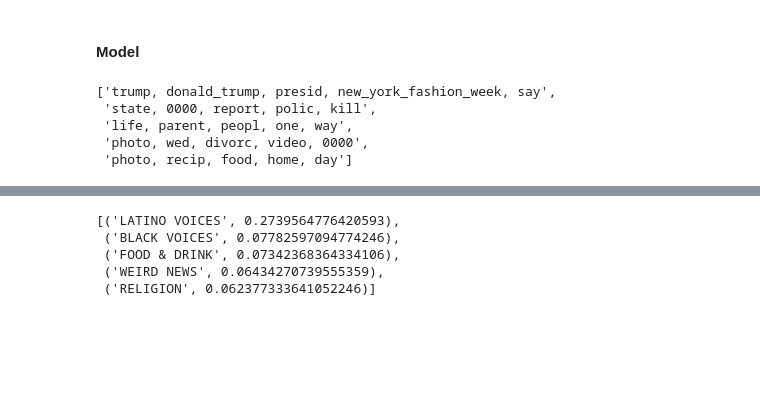
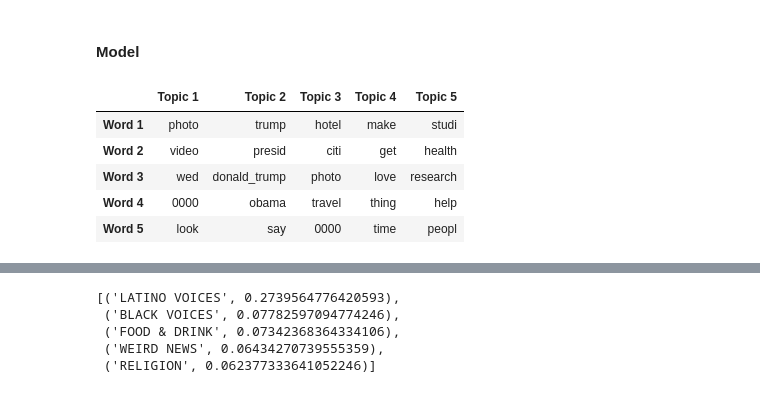
Before and after one commit to LetteraUnica/HuffPost-analysis, a Jupyter notebook: final-project/news_analysis.ipynb, the cells around one changed output, grey strips where cells are left out. Drawn from its saved outputs; the diff is of its cells as text; code cells hidden in the pictures; blank space fills up the shorter version.

Commit message:
Continued report

```diff
--- a/final-project/news_analysis.ipynb
+++ b/final-project/news_analysis.ipynb
@@ -319,13 +320,5 @@ model = LdaMulticore(corpus=model_corpus,
                      num_topics=5,
                      alpha="symmetric",
                      eta="symmetric",
-                     passes=10,
+                     passes=20,
                      workers=4)
-# %%
-get_topic_descriptors(model, num_words=5)
-# %% [output]
-['trump, donald_trump, presid, new_york_fashion_week, say',
- 'state, 0000, report, polic, kill',
- 'life, parent, peopl, one, way',
- 'photo, wed, divorc, video, 0000',
- 'photo, recip, food, home, day']
@@ -337,0 +325,13 @@ descriptors = ['trump, presid',
+# %%
+topics = pd.DataFrame([i.split(", ") for i in get_topic_descriptors(model, num_words=5)]
+                      , index=["Topic {}".format(i) for i in range(1, 6)],
+                      columns=["Word {}".format(i) for i in range(1, 6)])
+# %%
+topics.T
+# %% [output]
+|  | Topic 1 | Topic 2 | Topic 3 | Topic 4 | Topic 5 |
+| Word 1 | photo | trump | hotel | make | studi |
+| Word 2 | video | presid | citi | get | health |
+| Word 3 | wed | donald_trump | photo | love | research |
+| Word 4 | 0000 | obama | travel | thing | help |
+| Word 5 | look | say | 0000 | time | peopl |
```
Also changed, not shown: parts of 9 cells of this notebook, 5 other files.
